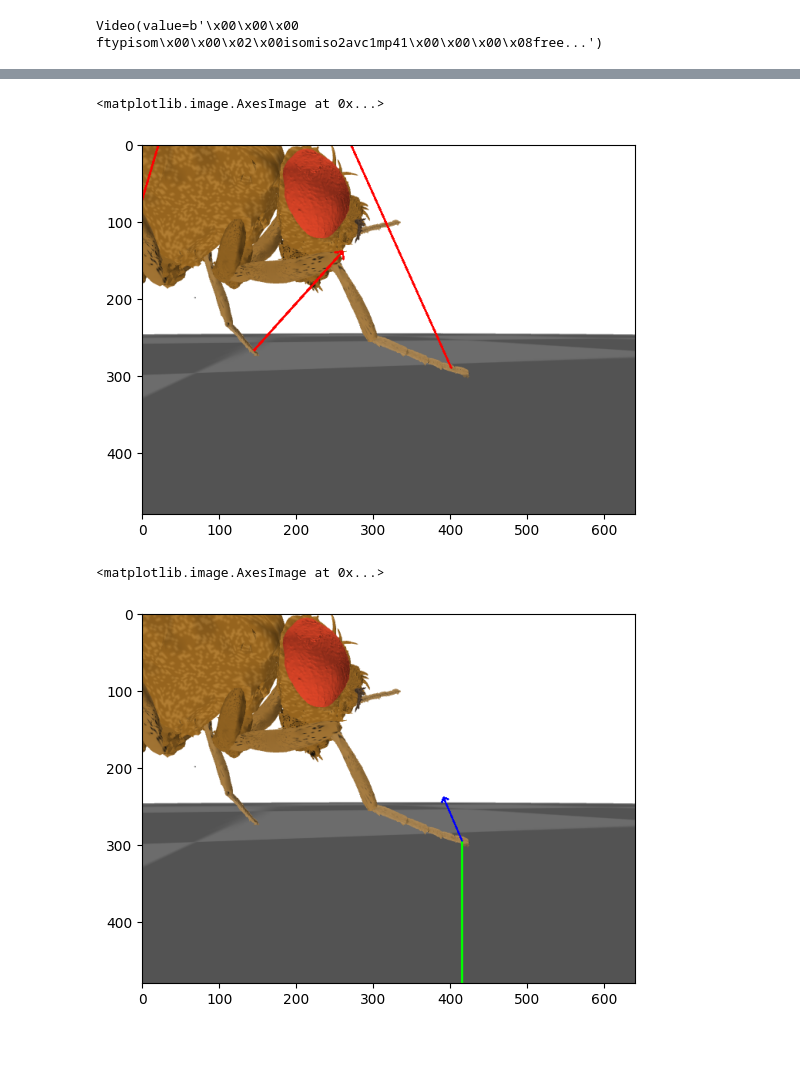
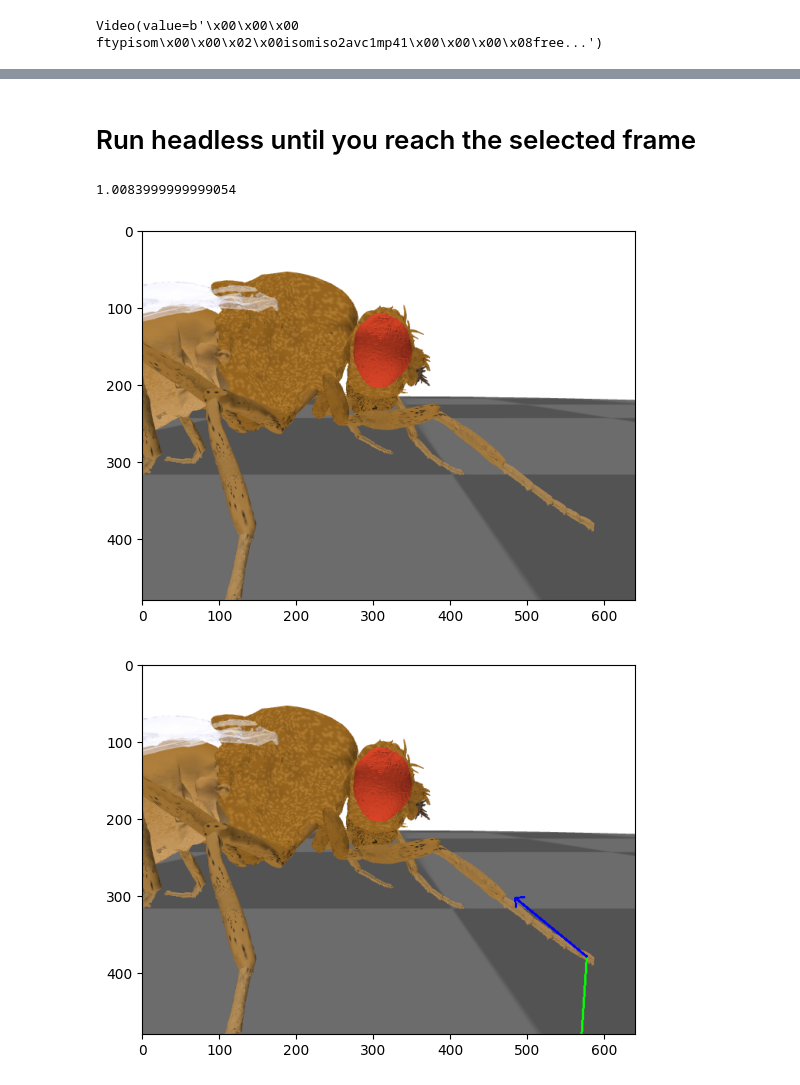
Before and after one commit to NeLy-EPFL/nmf2-paper, a Jupyter notebook: leg_adhesion/adhesion_schematic.ipynb, the cells around one changed output, grey strips where cells are left out. Drawn from its saved outputs; the diff is of its cells as text; code cells hidden in the pictures; blank space fills up the shorter version.

```diff
--- a/leg_adhesion/adhesion_schematic.ipynb
+++ b/leg_adhesion/adhesion_schematic.ipynb
@@ -42,8 +47,0 @@ with open(data_path / 'behavior' / '210902_pr_fly1.pkl', 'rb') as f:
-# %%
-# Interpolate 5x
-num_steps = int(run_time / nmf.timestep)
-data_block = np.zeros((len(nmf.actuated_joints), num_steps))
-measure_t = np.arange(len(data['joint_LFCoxa'])) * data['meta']['timestep']
-interp_t = np.arange(num_steps) * nmf.timestep
-for i, joint in enumerate(nmf.actuated_joints):
-    data_block[i, :] = np.interp(interp_t, measure_t, data[joint])
@@ -102,0 +76,4 @@ plt.imshow(img_last, cmap='gray')
+# %%
+selected_timepoint = 1.00839999
+# %% [markdown]
+# Run headless until you reach the selected frame
@@ -103,22 +107,19 @@ plt.imshow(img_last, cmap='gray')
+# %%
+nmf.curr_time
+# %% [output]
+1.0083999999999054
 # %%
 width, height = nmf.sim_params.render_window_size
-camera = nmf.sim_params.render_camera
-if nmf.sim_params.align_camera_with_gravity:
-    nmf.rotate_camera()
-img = nmf.physics.render(width=width, height=height, camera_id=camera)
-img = nmf._draw_contacts(img)
+cam = nmf.sim_params.render_camera
 
-plt.imshow(img)
+selected_img = nmf.physics.render(height, width, camera_id=cam)
+plt.imshow(selected_img)
+
+# save_img withtou arrows
+plt.imsave("adhesion_pannel/selected_img.png", selected_img)
 # %% [output]
-<matplotlib.image.AxesImage at 0x...>
-[figure, old version]
+[figure, new version]
 # %%
-width, height = sim_params.render_window_size
-nmf.sim_params.draw_contacts = False
-
-img = nmf.physics.render(
-    width=width, height=height, camera_id=nmf.sim_params.render_camera
-)
 dm_camera = dm_control.mujoco.Camera(
     nmf.physics,
     camera_id=nmf.sim_params.render_camera,
@@ -126,7 +127,7 @@ dm_camera = dm_control.mujoco.Camera(
     height=height,
 )
 
-scaling_factor = 0.2
+scaling_factor = 0.05
 
 camera_matrix = dm_camera.matrix
 arrow_start_adh = nmf.physics.named.data.geom_xpos["Animat/RFTarsus5_collision"].copy()
@@ -162,24 +163,27 @@ xs, ys, s = camera_matrix @ corners_homogeneous
 x = np.rint(xs / s).astype(int)
 y = np.rint(ys / s).astype(int)
 # %%
+selected_img = nmf.physics.render(height, width, camera_id=cam)
+
 rgb_contact= (0, 0, 255)
 rgb_adhesion = (0, 255, 0)
 
-img = img.astype(np.uint8)
+img = selected_img.astype(np.uint8)
 for i in range(0, len(x), 2):
     pts1 = x[i], y[i]
     pts2 = x[i+1], y[i+1]
     rgb = rgb_contact
     if i == 0:
         rgb = rgb_adhesion
     if not np.any(pts1 == pts2):
-        img = cv2.arrowedLine(img, pts1, pts2, rgb, 2)
+        selected_img = cv2.arrowedLine(img, pts1, pts2, rgb, 2)
 # add text
 font = cv2.FONT_HERSHEY_SIMPLEX
 # img = cv2.putText(img, 'FAdhesion', (width-200, 30), font, 1, rgb_adhesion, 2, cv2.LINE_AA)
 # img = cv2.putText(img, 'FContact', (width-200, 60), font, 1, rgb_contact, 2, cv2.LINE_AA)
 
-plt.imshow(img)
+plt.imshow(selected_img)
+
+plt.imsave("adhesion_pannel/selected_img_arrows.png", selected_img)
 # %% [output]
-<matplotlib.image.AxesImage at 0x...>
-[figure, old version]
+[figure, new version]
```
Also changed, not shown: parts of 9 cells of this notebook, 2 other files.
